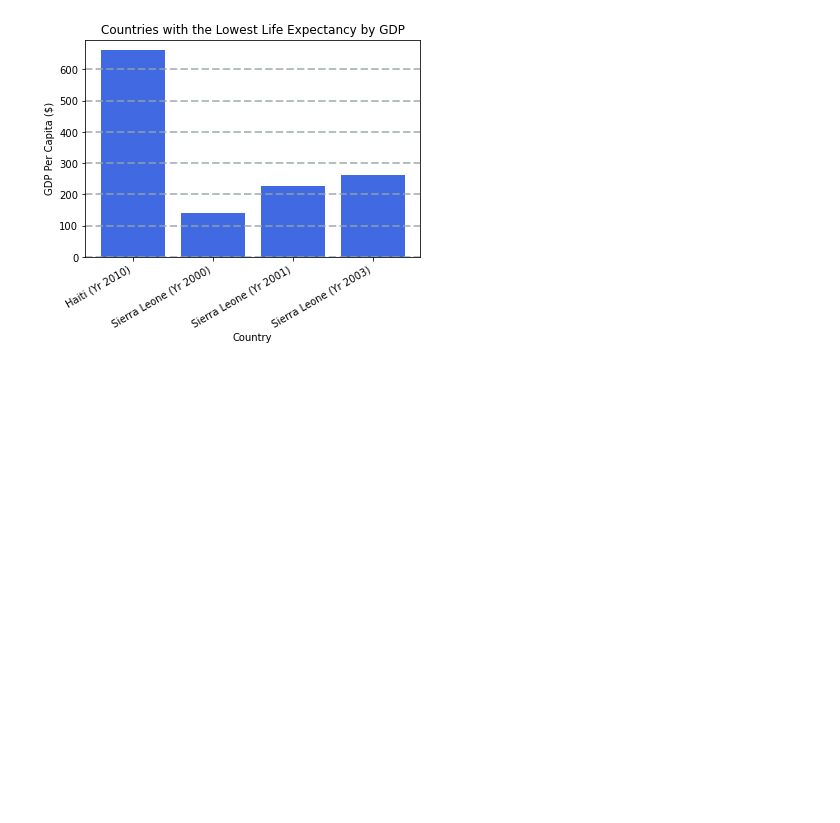
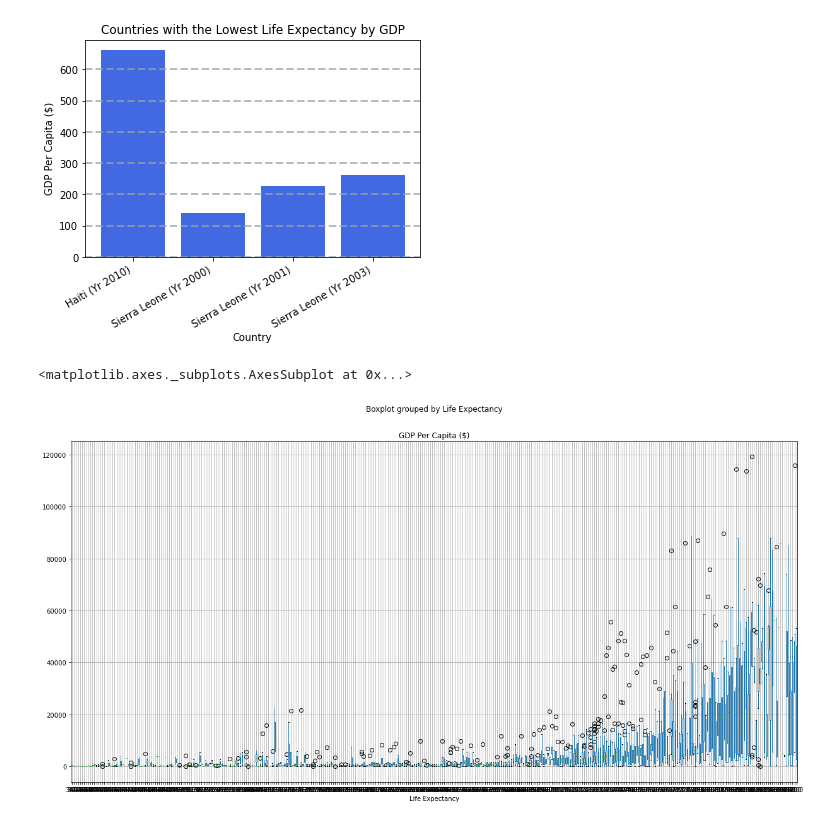
Before and after one commit to shechter430/project_one, a Jupyter notebook: Anna_analyzations.ipynb, the cells around one changed output. Saved outputs shown, nothing was run; the diff lists cells and outputs as text; code cells hidden in the pictures; blank space fills up the shorter version.

```diff
--- a/Anna_analyzations.ipynb
+++ b/Anna_analyzations.ipynb
@@ -200,3 +200,8 @@ plt.ylabel("GDP Per Capita ($)")
 # %% [output]
 Text(0, 0.5, 'GDP Per Capita ($)')
 [figure]
+# %%
+life_expectancy.boxplot("GDP Per Capita ($)", by="Life Expectancy", figsize=(20, 10))
+# %% [output]
+<matplotlib.axes._subplots.AxesSubplot at 0x...>
+[figure, added]
```
Also changed, not shown: parts of 7 cells of this notebook.
